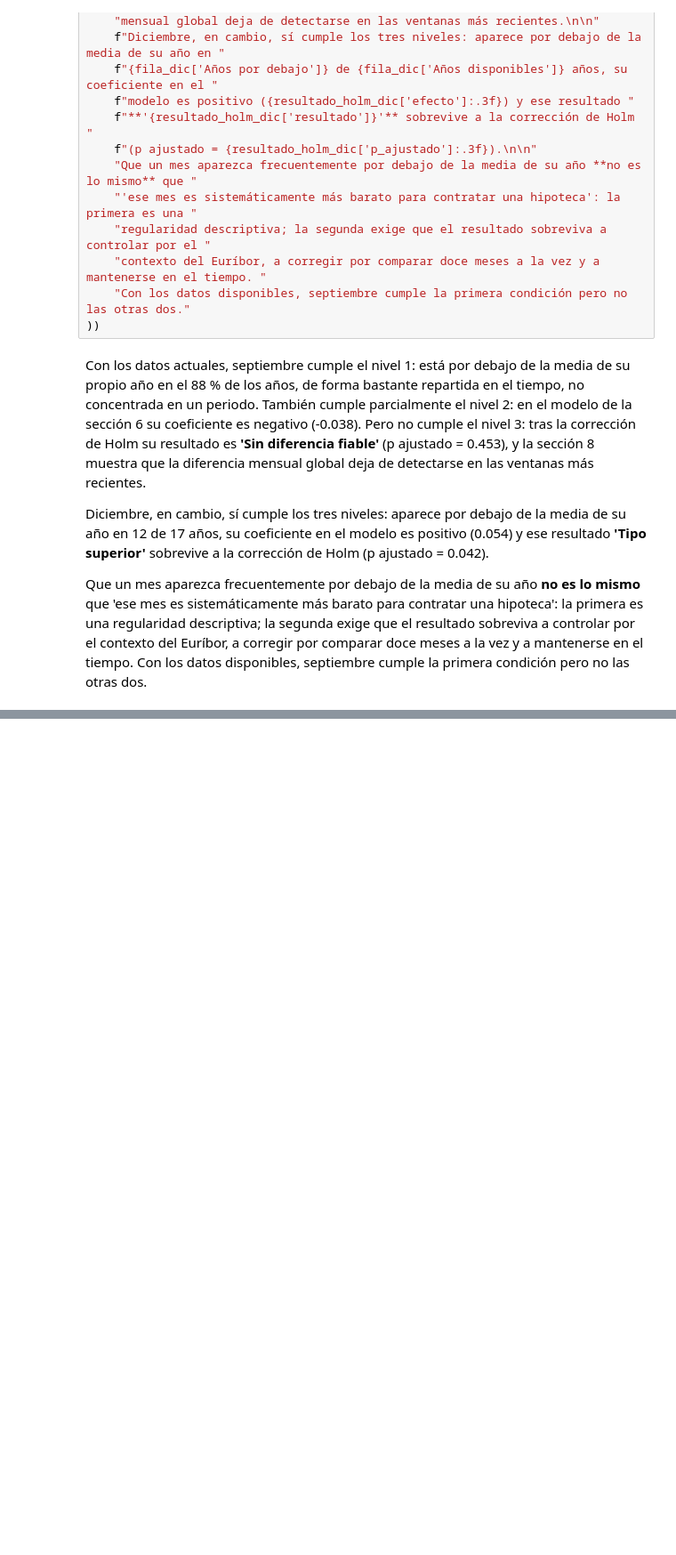
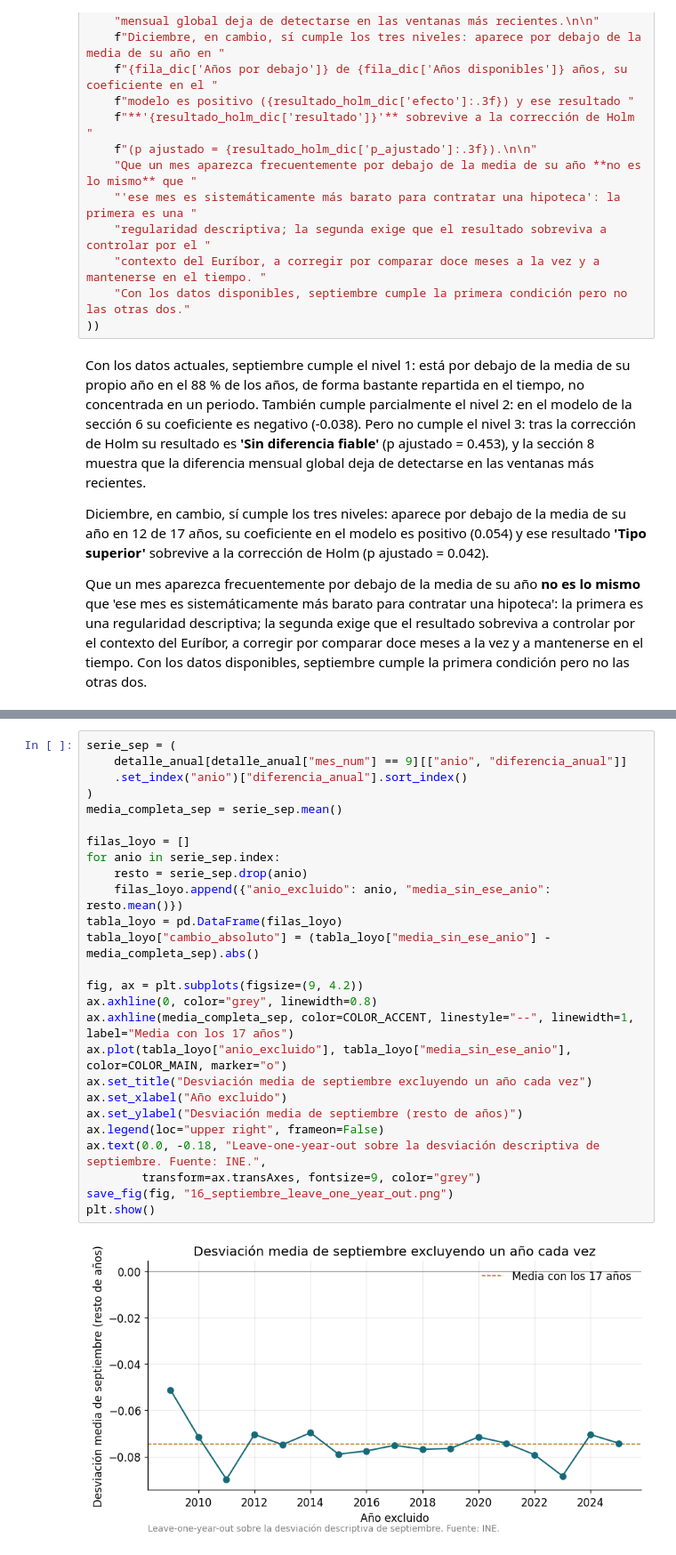
Before and after one commit to JorgeBaGa/hipotecas-estacionalidad-espana, a Jupyter notebook: notebooks/hipotecas_analysis.ipynb, the cells around one changed output, grey strips where cells are left out. Shown at 89% size. Cells and saved outputs as stored; diff of their text form; blank space fills up the shorter version.

```diff
--- a/notebooks/hipotecas_analysis.ipynb
+++ b/notebooks/hipotecas_analysis.ipynb
@@ -1176,0 +1297,28 @@ Que un mes aparezca frecuentemente por debajo de la media de su año **no es lo
+# %%
+serie_sep = (
+    detalle_anual[detalle_anual["mes_num"] == 9][["anio", "diferencia_anual"]]
+    .set_index("anio")["diferencia_anual"].sort_index()
+)
+media_completa_sep = serie_sep.mean()
+
+filas_loyo = []
+for anio in serie_sep.index:
+    resto = serie_sep.drop(anio)
+    filas_loyo.append({"anio_excluido": anio, "media_sin_ese_anio": resto.mean()})
+tabla_loyo = pd.DataFrame(filas_loyo)
+tabla_loyo["cambio_absoluto"] = (tabla_loyo["media_sin_ese_anio"] - media_completa_sep).abs()
+
+fig, ax = plt.subplots(figsize=(9, 4.2))
+ax.axhline(0, color="grey", linewidth=0.8)
+ax.axhline(media_completa_sep, color=COLOR_ACCENT, linestyle="--", linewidth=1, label="Media con los 17 años")
+ax.plot(tabla_loyo["anio_excluido"], tabla_loyo["media_sin_ese_anio"], color=COLOR_MAIN, marker="o")
+ax.set_title("Desviación media de septiembre excluyendo un año cada vez")
+ax.set_xlabel("Año excluido")
+ax.set_ylabel("Desviación media de septiembre (resto de años)")
+ax.legend(loc="upper right", frameon=False)
+ax.text(0.0, -0.18, "Leave-one-year-out sobre la desviación descriptiva de septiembre. Fuente: INE.",
+        transform=ax.transAxes, fontsize=9, color="grey")
+save_fig(fig, "16_septiembre_leave_one_year_out.png")
+plt.show()
+# %% [output]
+[figure, added]
```
Also changed, not shown: parts of 11 cells of this notebook, 2 other files.
